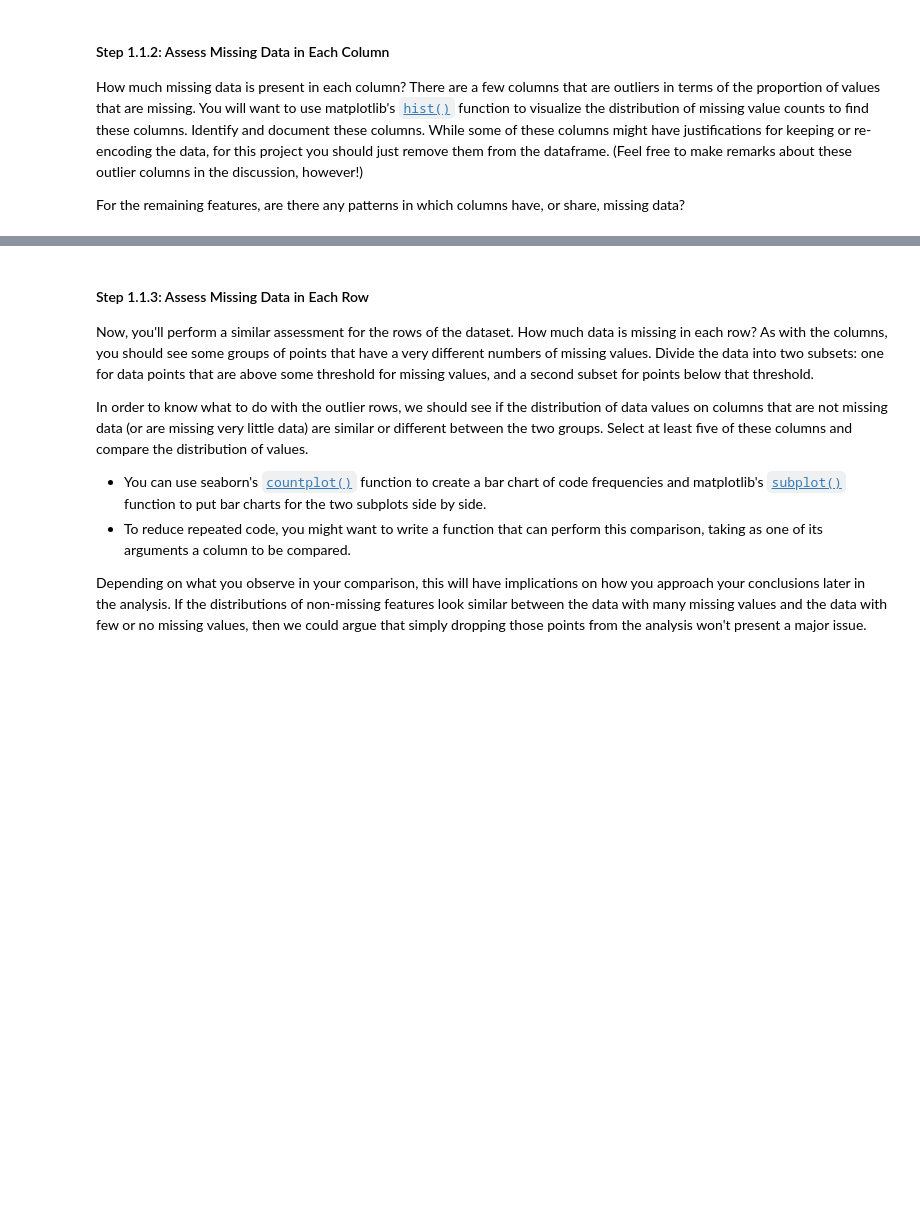
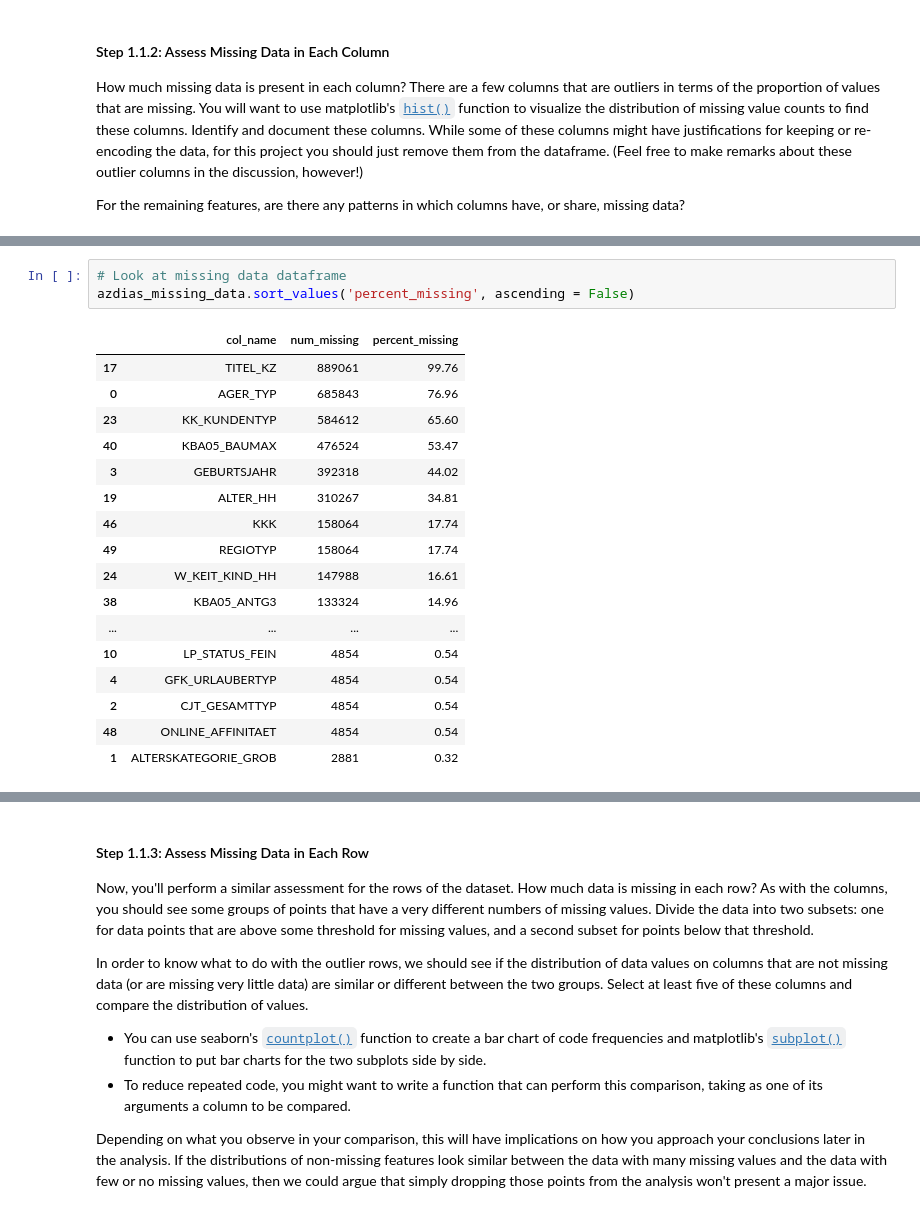
Before and after one commit to davidblackwelder/identify-customer-segments, a Jupyter notebook: Identify_Customer_Segments.ipynb, the cells around one changed output, grey strips where cells are left out. Saved outputs shown, nothing was run; the diff lists cells and outputs as text; blank space fills up the shorter version.

```diff
--- a/Identify_Customer_Segments.ipynb
+++ b/Identify_Customer_Segments.ipynb
@@ -263,0 +271,21 @@ For the remaining features, are there any patterns in which columns have, or sha
+# %%
+# Look at missing data dataframe
+azdias_missing_data.sort_values('percent_missing', ascending = False)
+# %% [output]
+|  | col_name | num_missing | percent_missing |
+| 17 | TITEL_KZ | 889061 | 99.76 |
+| 0 | AGER_TYP | 685843 | 76.96 |
+| 23 | KK_KUNDENTYP | 584612 | 65.60 |
+| 40 | KBA05_BAUMAX | 476524 | 53.47 |
+| 3 | GEBURTSJAHR | 392318 | 44.02 |
+| 19 | ALTER_HH | 310267 | 34.81 |
+| 46 | KKK | 158064 | 17.74 |
+| 49 | REGIOTYP | 158064 | 17.74 |
+| 24 | W_KEIT_KIND_HH | 147988 | 16.61 |
+| 38 | KBA05_ANTG3 | 133324 | 14.96 |
+| ... | ... | ... | ... |
+| 10 | LP_STATUS_FEIN | 4854 | 0.54 |
+| 4 | GFK_URLAUBERTYP | 4854 | 0.54 |
+| 2 | CJT_GESAMTTYP | 4854 | 0.54 |
+| 48 | ONLINE_AFFINITAET | 4854 | 0.54 |
+| 1 | ALTERSKATEGORIE_GROB | 2881 | 0.32 |
```
Also changed, not shown: parts of 28 cells of this notebook.
